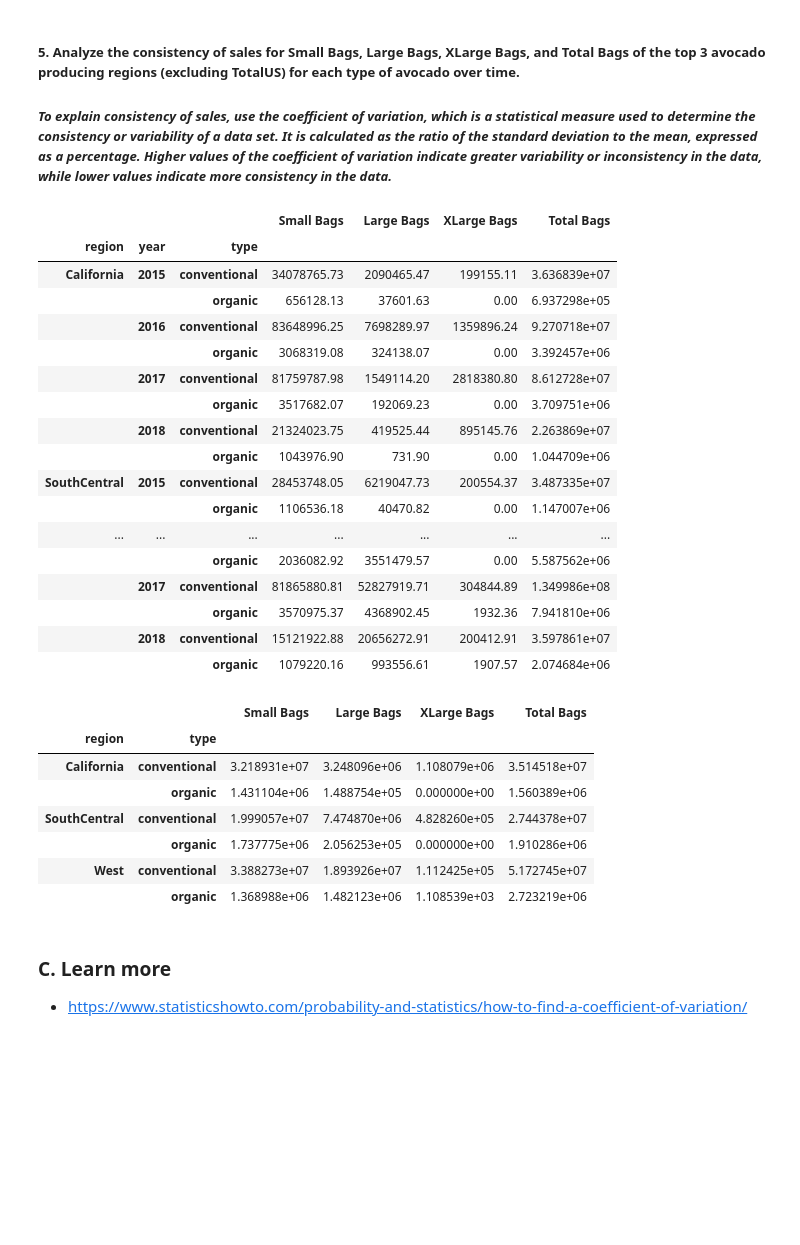
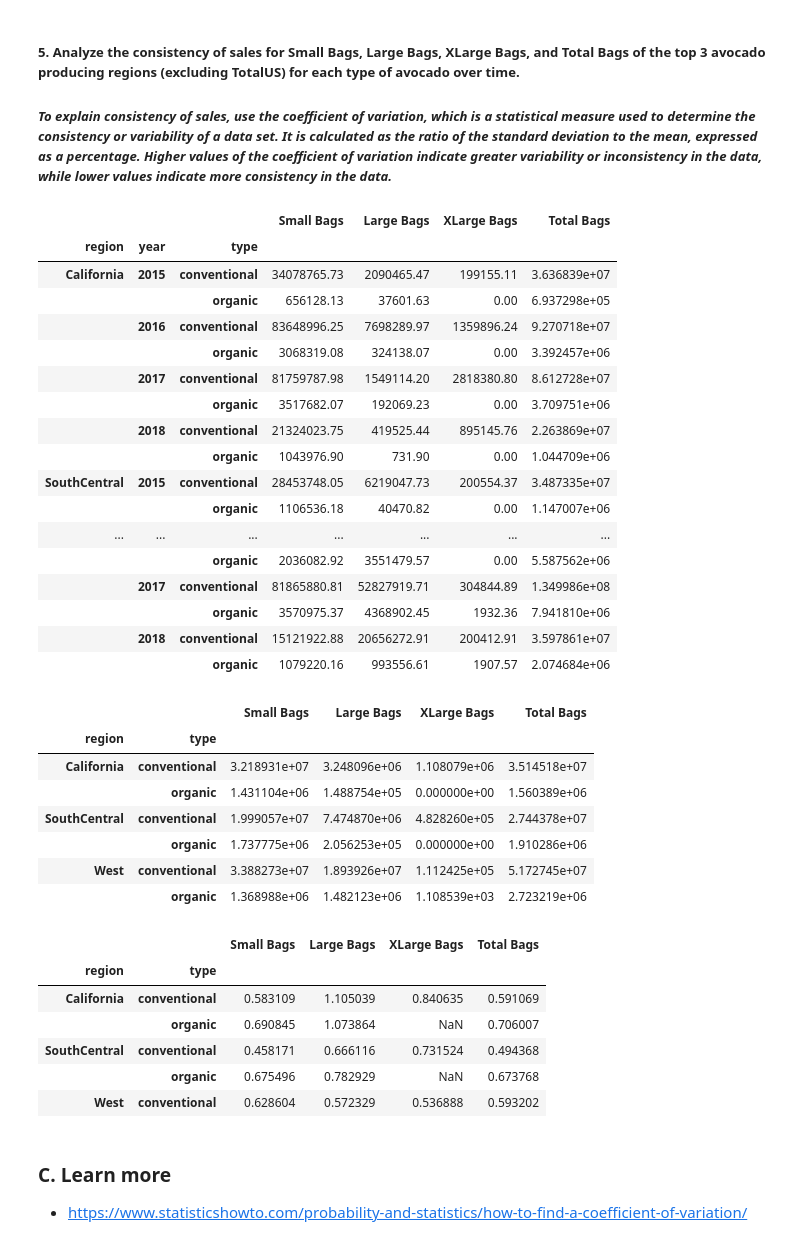
Before and after one commit to mesieou/deakin, a Jupyter notebook: introduction-to-ai/c1/C1-Solution.ipynb, the cells around one changed output. Drawn from its saved outputs; the diff is of its cells as text; code cells hidden in the pictures; blank space fills up the shorter version.

```diff
--- a/introduction-to-ai/c1/C1-Solution.ipynb
+++ b/introduction-to-ai/c1/C1-Solution.ipynb
@@ -137,34 +137,41 @@ display(sales_by_region_type.groupby(['region', 'type']).std())
 
 
 # Print the results
-# cv_by_region_type.head()
+cv_by_region_type.head()
 # %% [output]
 |  |  |  | Small Bags | Large Bags | XLarge Bags | Total Bags |
 | region | year | type |  |  |  |  |
 | California | 2015 | conventional | 34078765.73 | 2090465.47 | 199155.11 | 3.636839e+07 |
 |  |  | organic | 656128.13 | 37601.63 | 0.00 | 6.937298e+05 |
 |  | 2016 | conventional | 83648996.25 | 7698289.97 | 1359896.24 | 9.270718e+07 |
 |  |  | organic | 3068319.08 | 324138.07 | 0.00 | 3.392457e+06 |
 |  | 2017 | conventional | 81759787.98 | 1549114.20 | 2818380.80 | 8.612728e+07 |
 |  |  | organic | 3517682.07 | 192069.23 | 0.00 | 3.709751e+06 |
 |  | 2018 | conventional | 21324023.75 | 419525.44 | 895145.76 | 2.263869e+07 |
 |  |  | organic | 1043976.90 | 731.90 | 0.00 | 1.044709e+06 |
 | SouthCentral | 2015 | conventional | 28453748.05 | 6219047.73 | 200554.37 | 3.487335e+07 |
 |  |  | organic | 1106536.18 | 40470.82 | 0.00 | 1.147007e+06 |
 | ... | ... | ... | ... | ... | ... | ... |
 |  |  | organic | 2036082.92 | 3551479.57 | 0.00 | 5.587562e+06 |
 |  | 2017 | conventional | 81865880.81 | 52827919.71 | 304844.89 | 1.349986e+08 |
 |  |  | organic | 3570975.37 | 4368902.45 | 1932.36 | 7.941810e+06 |
 |  | 2018 | conventional | 15121922.88 | 20656272.91 | 200412.91 | 3.597861e+07 |
 |  |  | organic | 1079220.16 | 993556.61 | 1907.57 | 2.074684e+06 |
 |  |  | Small Bags | Large Bags | XLarge Bags | Total Bags |
 | region | type |  |  |  |  |
 | California | conventional | 3.218931e+07 | 3.248096e+06 | 1.108079e+06 | 3.514518e+07 |
 |  | organic | 1.431104e+06 | 1.488754e+05 | 0.000000e+00 | 1.560389e+06 |
 | SouthCentral | conventional | 1.999057e+07 | 7.474870e+06 | 4.828260e+05 | 2.744378e+07 |
 |  | organic | 1.737775e+06 | 2.056253e+05 | 0.000000e+00 | 1.910286e+06 |
 | West | conventional | 3.388273e+07 | 1.893926e+07 | 1.112425e+05 | 5.172745e+07 |
 |  | organic | 1.368988e+06 | 1.482123e+06 | 1.108539e+03 | 2.723219e+06 |
+|  |  | Small Bags | Large Bags | XLarge Bags | Total Bags |
+| region | type |  |  |  |  |
+| California | conventional | 0.583109 | 1.105039 | 0.840635 | 0.591069 |
+|  | organic | 0.690845 | 1.073864 | NaN | 0.706007 |
+| SouthCentral | conventional | 0.458171 | 0.666116 | 0.731524 | 0.494368 |
+|  | organic | 0.675496 | 0.782929 | NaN | 0.673768 |
+| West | conventional | 0.628604 | 0.572329 | 0.536888 | 0.593202 |
 # %% [markdown]
 ### C. Learn more
 * https://www.statisticshowto.com/probability-and-statistics/how-to-find-a-coefficient-of-variation/
```
Also changed, not shown: 1 other file.
